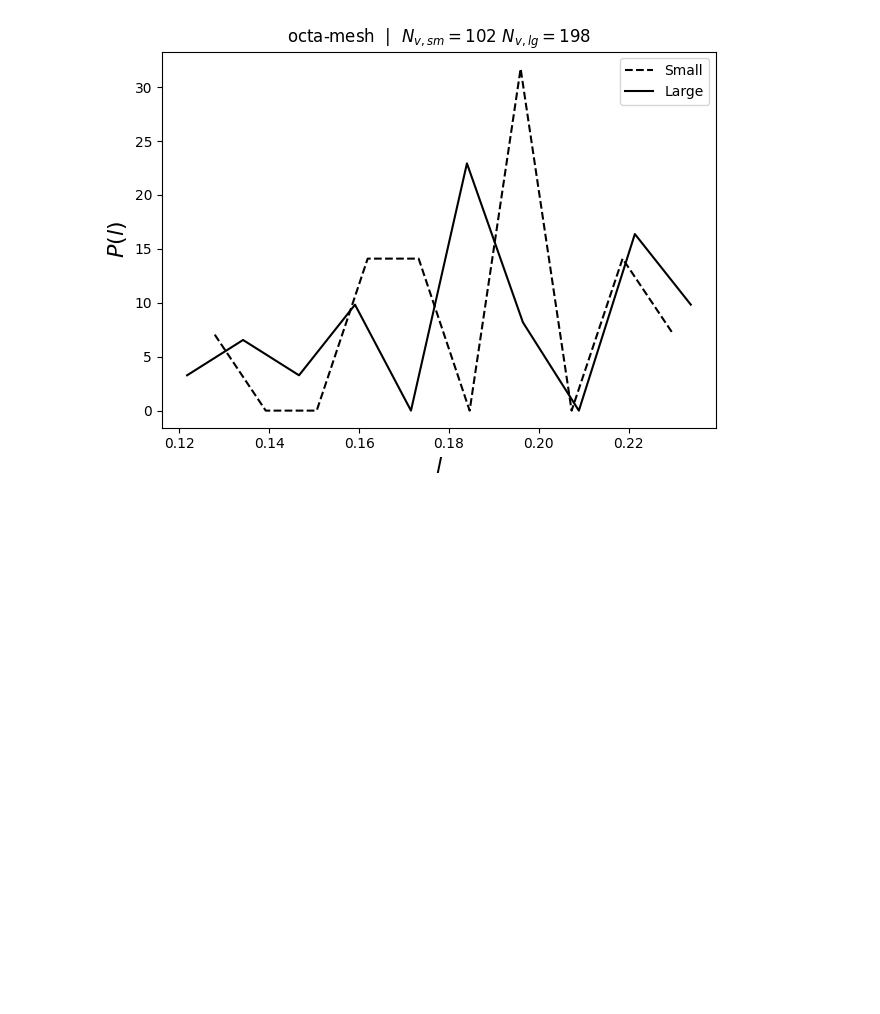
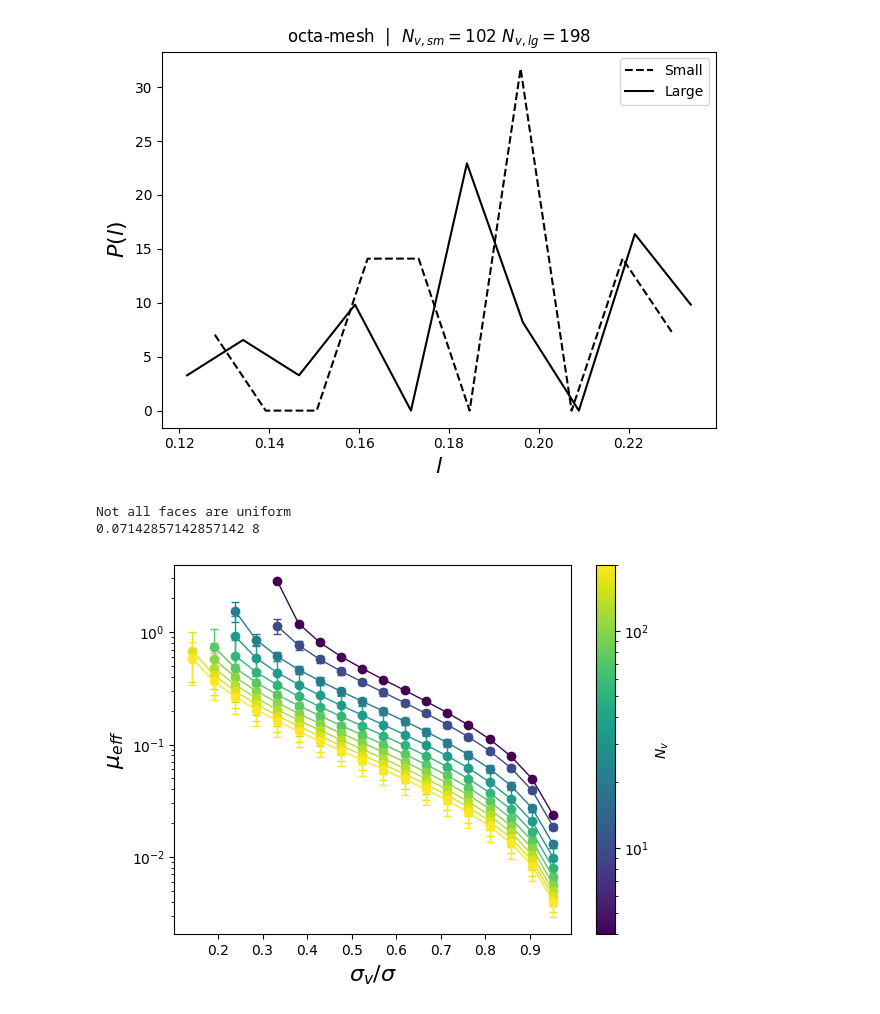
Before and after one commit to mmccraw98/notebooks-fall-25, a Jupyter notebook: 12/testing-jaxdem-scripts/clump-construction/meshing_schemes.ipynb, the cells around one changed output. Drawn from its saved outputs; the diff is of its cells as text; code cells hidden in the pictures; blank space fills up the shorter version.

```diff
--- a/12/testing-jaxdem-scripts/clump-construction/meshing_schemes.ipynb
+++ b/12/testing-jaxdem-scripts/clump-construction/meshing_schemes.ipynb
@@ -290,0 +363,50 @@ fig.show()
+# %%
+mesh_type = 'tetra'
+
+particle_radius = 0.5
+n_steps = 20
+asperity_radii = np.linspace(0, particle_radius, n_steps + 2)[1:-1]
+
+subdivision_steps = [1, 2, 3, 4, 5, 6, 7, 8, 9, 10]
+cmap = plt.cm.viridis
+sub_norm = plt.Normalize(min(subdivision_steps), max(subdivision_steps))
+vertex_values = [get_vertex_counts(mesh_type, s) for s in subdivision_steps]
+vertex_norm = LogNorm(min(vertex_values), max(vertex_values))
+
+for subdivisions in subdivision_steps:
+
+    # collect mu samples (lists) per radius
+    mus = []
+    for asperity_radius in asperity_radii:
+        try:
+            mu = get_mu(mesh_type, subdivisions, asperity_radius, particle_radius)
+            mus.append(mu)
+        except ValueError:
+            mus.append([])
+
+    # keep only radii where we have data
+    mask = np.array([len(m) > 0 for m in mus])
+    r_valid = asperity_radii[mask]
+    mus_valid = [m for m in mus if len(m) > 0]
+
+    # mean/std per radius
+    mu_mean = np.array([np.mean(m) for m in mus_valid])
+    mu_std = np.array([np.std(m, ddof=1) if len(m) > 1 else 0.0 for m in mus_valid])
+
+    # plot: mean connected by line + std as error bars
+    # c = cmap(sub_norm(subdivisions))
+    c = cmap(vertex_norm(get_vertex_counts(mesh_type, subdivisions)))
+    plt.errorbar(r_valid / particle_radius, mu_mean, yerr=mu_std, fmt='o-', capsize=3, lw=1, c=c)
+plt.yscale('log')
+plt.xlabel(r'$\sigma_v/\sigma$', fontsize=16)
+plt.ylabel(r'$\mu_{eff}$', fontsize=16)
+
+sm = plt.cm.ScalarMappable(norm=vertex_norm, cmap=cmap)
+sm.set_array(vertex_values)
+cbar = plt.colorbar(sm, ax=plt.gca(), label=r'$N_v$')
+
+plt.savefig(f'figures/mesh-friction/{mesh_type}-sigma-{particle_radius}.png', dpi=600)
+# %% [output]
+Not all faces are uniform
+0.07142857142857142 8
+[figure, added]
```
Also changed, not shown: parts of 4 cells of this notebook, 27 other files.
